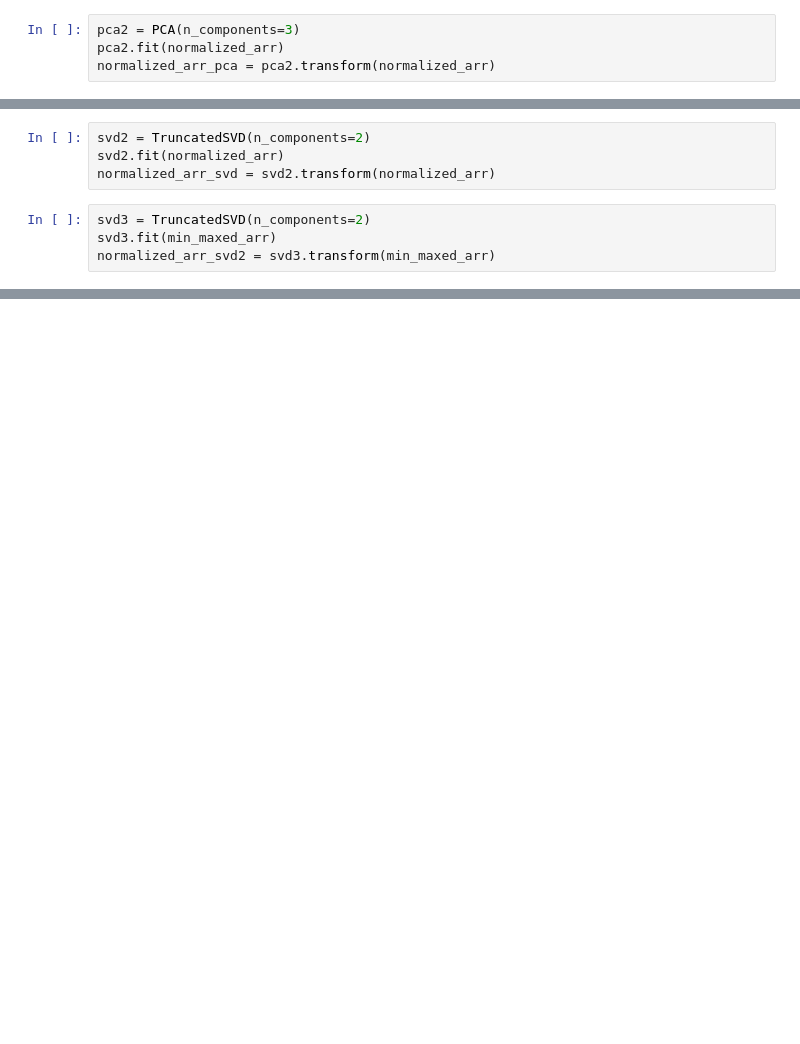
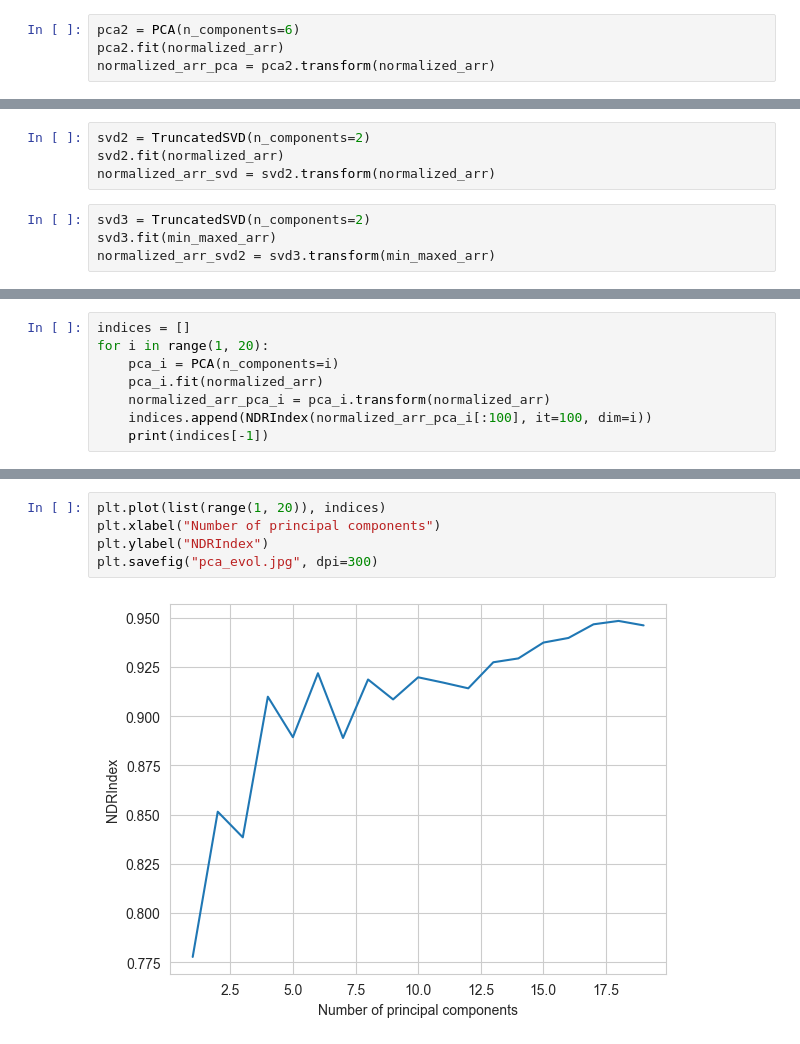
Before and after one commit to ptribel/NDRIndex, a Jupyter notebook: NDRIndex.ipynb, the cells around one changed output, grey strips where cells are left out. Drawn from its saved outputs; the diff is of its cells as text; blank space fills up the shorter version.

```diff
--- a/NDRIndex.ipynb
+++ b/NDRIndex.ipynb
@@ -325,7 +373,7 @@ plt.show()
 # %% [markdown]
 4. Do the normalizations + dimensionality reduction and compute the NDRIndexes.
 # %%
-pca2 = PCA(n_components=3)
+pca2 = PCA(n_components=6)
 pca2.fit(normalized_arr)
 normalized_arr_pca = pca2.transform(normalized_arr)
 # %%
@@ -352,0 +401,8 @@ NDRIndex for MinMax + SVD: 0.8252918944619424
+# %%
+indices = []
+for i in range(1, 20):
+    pca_i = PCA(n_components=i)
+    pca_i.fit(normalized_arr)
+    normalized_arr_pca_i = pca_i.transform(normalized_arr)
+    indices.append(NDRIndex(normalized_arr_pca_i[:100], it=100, dim=i))
+    print(indices[-1])
@@ -352,0 +429,7 @@ NDRIndex for MinMax + SVD: 0.8252918944619424
+# %%
+plt.plot(list(range(1, 20)), indices)
+plt.xlabel("Number of principal components")
+plt.ylabel("NDRIndex")
+plt.savefig("pca_evol.jpg", dpi=300)
+# %% [output]
+[figure, added]
```
Also changed, not shown: parts of 11 cells of this notebook, 14 other files.
